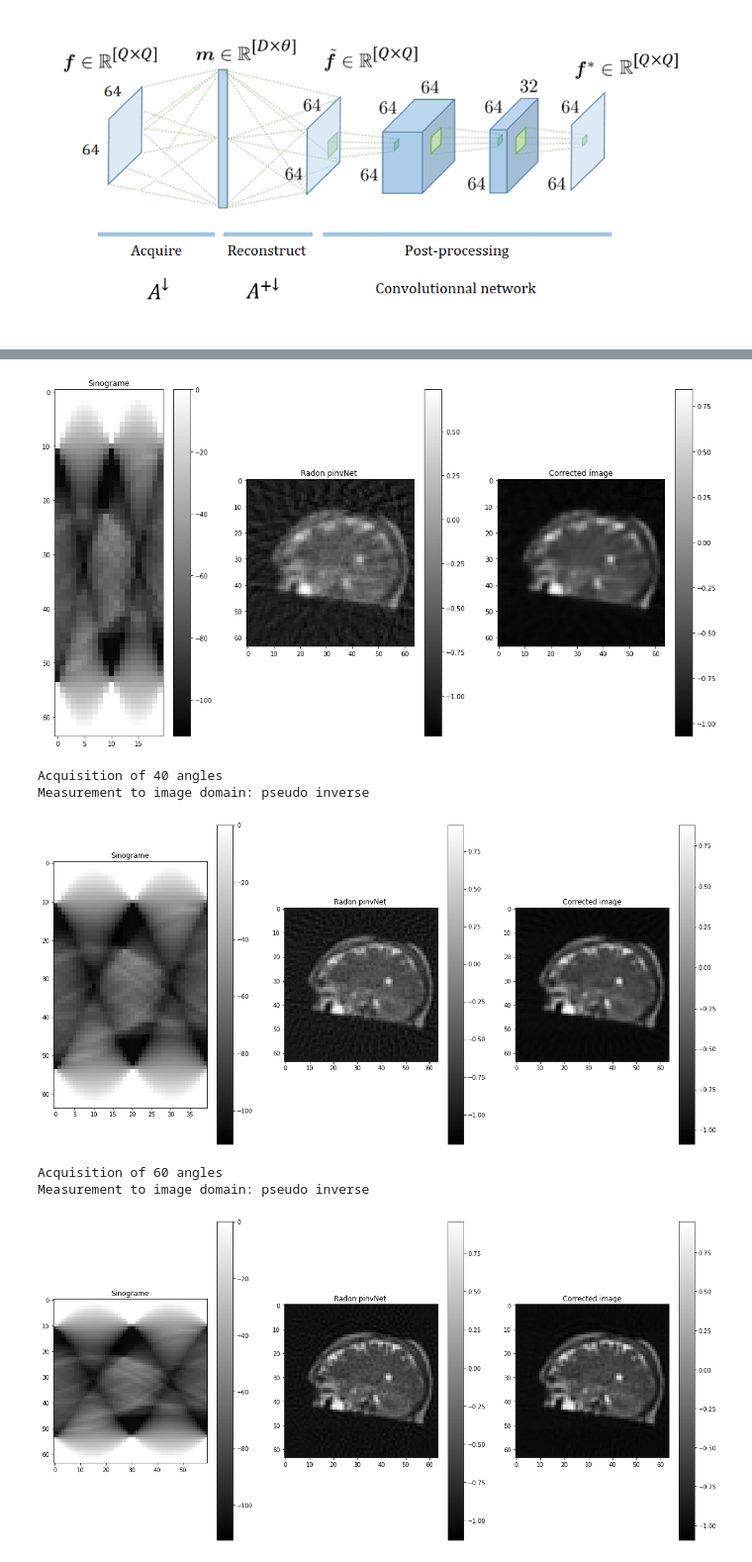
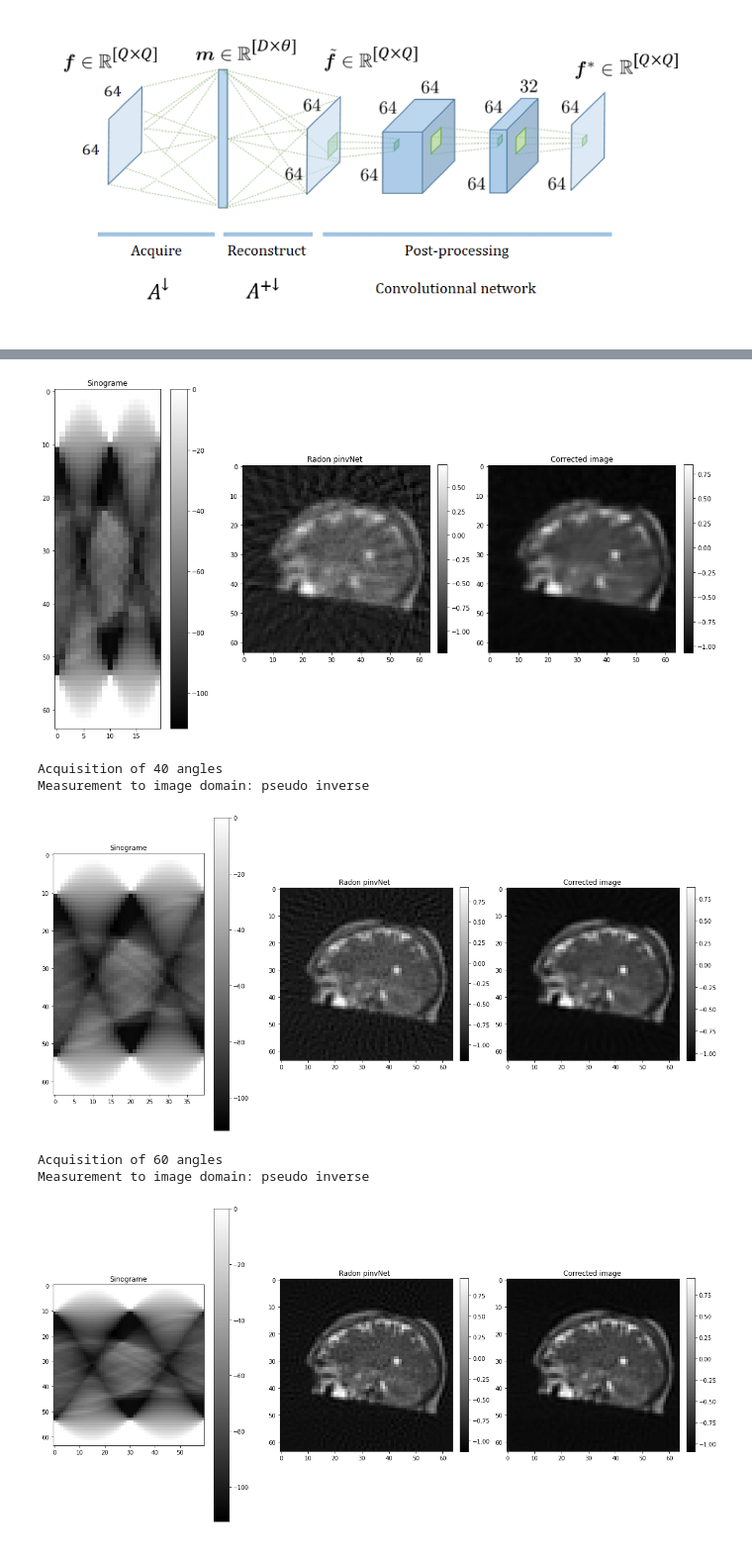
Before and after one commit to openspyrit/spyrit-examples, a Jupyter notebook: 2021_DLMIS_Hands-on/main.ipynb, the cells around one changed output, grey strips where cells are left out. Shown at 99% size. Saved outputs shown, nothing was run; the diff lists cells and outputs as text; code cells hidden in the pictures.

```diff
--- a/2021_DLMIS_Hands-on/main.ipynb
+++ b/2021_DLMIS_Hands-on/main.ipynb
@@ -668,47 +1002,21 @@ regularisation = 1e-7
 # %%
-transform = transforms.Compose(
-    [transforms.functional.to_grayscale,
-     transforms.Resize((img_size, img_size)),
-     transforms.ToTensor(),
-     transforms.Normalize([0.5], [0.5])])
-
-trainset = torchvision.datasets.ImageFolder(root=data_root+"train", transform=transform)
-trainloader = \
-    torch.utils.data.DataLoader(trainset, batch_size=batch_size,shuffle=False)
-
-testset = torchvision.datasets.ImageFolder(root=data_root+"test", transform=transform)
-testloader = \
-    torch.utils.data.DataLoader(testset, batch_size=batch_size,shuffle=False)
-
-dataloaders = {'train': trainloader, 'val': testloader}
-inputs, labels = next(iter(dataloaders['val']))
-inputs = inputs.to(device)
-
-print(im_array.shape)
-
-im_tensor = torch.from_numpy(im_array)
-m = torch.mv(Areduced,f[:,0])
-test_batch = 1
-color = 0
-# inputs[0, 0, :, :] = im_tensor
-
 for index in range(list_angles.size):
     print("Acquisition of " + list_angles[index].astype(str) + " angles")
-    #Deducing model file name
+    # Deducing model file name
     suffix = '_Q_{}_D_{}_T_{}_epo_{}_lr_{}_sss_{}_sdr_{}_bs_{}_reg_{}'.format(\
                    img_size, pixel_size, list_angles[index], num_epoch, learning_rate, step_size,\
                    gamma, batch_size, regularisation)
-    #title = 'nets/NET_'+ net_types[net_arch] + suffix
+    # title = 'nets/NET_'+ net_types[net_arch] + suffix
     title = data_root + 'nets/NET_'+ net_types[net_arch] + suffix
 
-    #loading model
+    # loading model
     model = model_radon.compNet(img_size, pixel_size, list_angles[index], variant=net_arch)
     model = model.to(device)
     model_out_path = "{}.pth".format(title)
     model.load_state_dict(torch.load(model_out_path, map_location=torch.device('cpu')))
     model_bis = model;
 
-    #Plots
+    # Plots
     fig, axs = plt.subplots(1, 3, figsize =(20,10))
     fig.suptitle('', fontsize=16)
 
@@ -723,12 +1031,12 @@ for index in range(list_angles.size):
     ax.set_title("Radon pinvNet ")
     rec = model.evaluate_fcl(inputs)
     aff = ax.imshow(rec[0, 0, :, :].cpu(), cmap='gray')
-    fig.colorbar(aff, ax=ax)
+    fig.colorbar(aff, ax=ax,fraction=0.046,pad=0.04)
 
     ax = axs[2]
     ax.set_title("Corrected image")
     rec = model.evaluate(inputs)
     aff = ax.imshow(rec[0, 0, :, :].cpu(), cmap='gray')
-    fig.colorbar(aff, ax=ax)
+    fig.colorbar(aff, ax=ax,fraction=0.046,pad=0.04)
     plt.show()
 # %% [output]
@@ -736,9 +1043,9 @@ for index in range(list_angles.size):
 Acquisition of 20 angles
 Measurement to image domain: pseudo inverse
-[figure, old version]
+[figure, new version]
 Acquisition of 40 angles
 Measurement to image domain: pseudo inverse
-[figure, old version]
+[figure, new version]
 Acquisition of 60 angles
 Measurement to image domain: pseudo inverse
-[figure, old version]
+[figure, new version]
```
Also changed, not shown: parts of 65 cells of this notebook.
